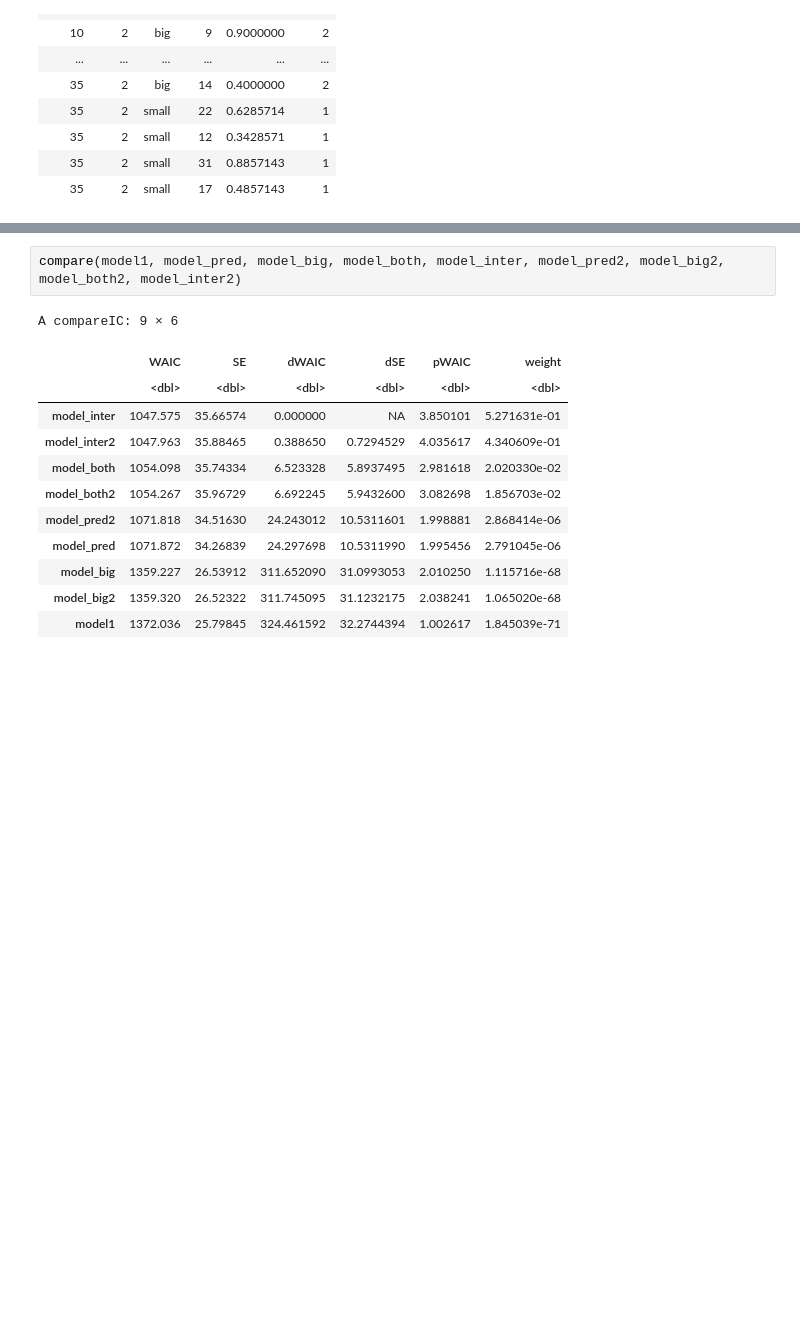
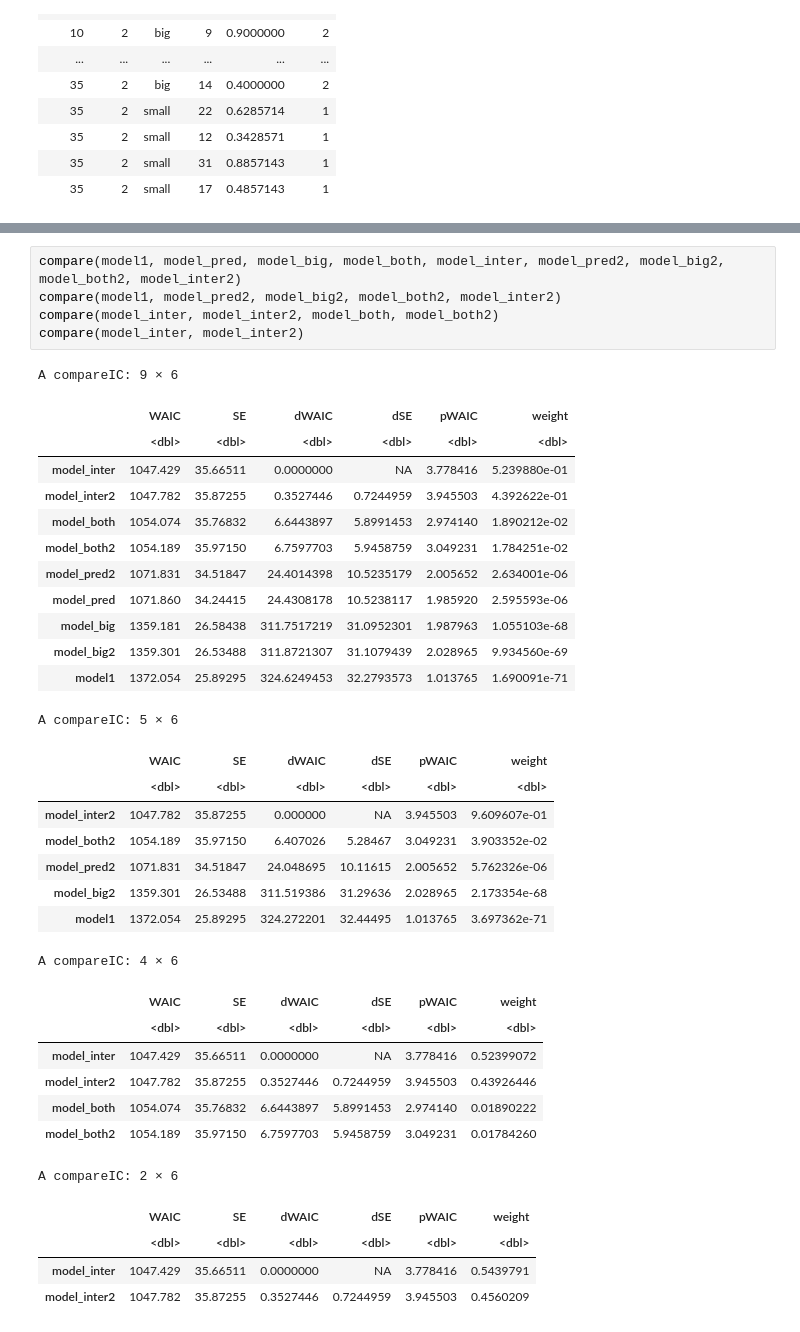
Before and after one commit to TimeTeleporter/advanced_statistics, a Jupyter notebook: exercise_sheet_11/exercise_sheet_11_Immanuel_Albrecht.ipynb, the cells around one changed output, grey strips where cells are left out. Saved outputs shown, nothing was run; the diff lists cells and outputs as text; blank space fills up the shorter version.

```diff
--- a/exercise_sheet_11/exercise_sheet_11_Immanuel_Albrecht.ipynb
+++ b/exercise_sheet_11/exercise_sheet_11_Immanuel_Albrecht.ipynb
@@ -582,16 +607,39 @@ Warning message in map2stan(alist(surv ~ dbinom(density, p), logit(p) <- off_pre
 Check the chains (trace plots, n_eff, Rhat) carefully to ensure they are valid."
 # %%
 compare(model1, model_pred, model_big, model_both, model_inter, model_pred2, model_big2, model_both2, model_inter2)
+compare(model1, model_pred2, model_big2, model_both2, model_inter2)
+compare(model_inter, model_inter2, model_both, model_both2)
+compare(model_inter, model_inter2)
 # %% [output]
 A compareIC: 9 × 6
 |  | WAIC | SE | dWAIC | dSE | pWAIC | weight |
 |  | <dbl> | <dbl> | <dbl> | <dbl> | <dbl> | <dbl> |
-| model_inter | 1047.575 | 35.66574 | 0.000000 | NA | 3.850101 | 5.271631e-01 |
-| model_inter2 | 1047.963 | 35.88465 | 0.388650 | 0.7294529 | 4.035617 | 4.340609e-01 |
-| model_both | 1054.098 | 35.74334 | 6.523328 | 5.8937495 | 2.981618 | 2.020330e-02 |
-| model_both2 | 1054.267 | 35.96729 | 6.692245 | 5.9432600 | 3.082698 | 1.856703e-02 |
-| model_pred2 | 1071.818 | 34.51630 | 24.243012 | 10.5311601 | 1.998881 | 2.868414e-06 |
-| model_pred | 1071.872 | 34.26839 | 24.297698 | 10.5311990 | 1.995456 | 2.791045e-06 |
-| model_big | 1359.227 | 26.53912 | 311.652090 | 31.0993053 | 2.010250 | 1.115716e-68 |
-| model_big2 | 1359.320 | 26.52322 | 311.745095 | 31.1232175 | 2.038241 | 1.065020e-68 |
-| model1 | 1372.036 | 25.79845 | 324.461592 | 32.2744394 | 1.002617 | 1.845039e-71 |
+| model_inter | 1047.429 | 35.66511 | 0.0000000 | NA | 3.778416 | 5.239880e-01 |
+| model_inter2 | 1047.782 | 35.87255 | 0.3527446 | 0.7244959 | 3.945503 | 4.392622e-01 |
+| model_both | 1054.074 | 35.76832 | 6.6443897 | 5.8991453 | 2.974140 | 1.890212e-02 |
+| model_both2 | 1054.189 | 35.97150 | 6.7597703 | 5.9458759 | 3.049231 | 1.784251e-02 |
+| model_pred2 | 1071.831 | 34.51847 | 24.4014398 | 10.5235179 | 2.005652 | 2.634001e-06 |
+| model_pred | 1071.860 | 34.24415 | 24.4308178 | 10.5238117 | 1.985920 | 2.595593e-06 |
+| model_big | 1359.181 | 26.58438 | 311.7517219 | 31.0952301 | 1.987963 | 1.055103e-68 |
+| model_big2 | 1359.301 | 26.53488 | 311.8721307 | 31.1079439 | 2.028965 | 9.934560e-69 |
+| model1 | 1372.054 | 25.89295 | 324.6249453 | 32.2793573 | 1.013765 | 1.690091e-71 |
+A compareIC: 5 × 6
+|  | WAIC | SE | dWAIC | dSE | pWAIC | weight |
+|  | <dbl> | <dbl> | <dbl> | <dbl> | <dbl> | <dbl> |
+| model_inter2 | 1047.782 | 35.87255 | 0.000000 | NA | 3.945503 | 9.609607e-01 |
+| model_both2 | 1054.189 | 35.97150 | 6.407026 | 5.28467 | 3.049231 | 3.903352e-02 |
+| model_pred2 | 1071.831 | 34.51847 | 24.048695 | 10.11615 | 2.005652 | 5.762326e-06 |
+| model_big2 | 1359.301 | 26.53488 | 311.519386 | 31.29636 | 2.028965 | 2.173354e-68 |
+| model1 | 1372.054 | 25.89295 | 324.272201 | 32.44495 | 1.013765 | 3.697362e-71 |
+A compareIC: 4 × 6
+|  | WAIC | SE | dWAIC | dSE | pWAIC | weight |
+|  | <dbl> | <dbl> | <dbl> | <dbl> | <dbl> | <dbl> |
+| model_inter | 1047.429 | 35.66511 | 0.0000000 | NA | 3.778416 | 0.52399072 |
+| model_inter2 | 1047.782 | 35.87255 | 0.3527446 | 0.7244959 | 3.945503 | 0.43926446 |
+| model_both | 1054.074 | 35.76832 | 6.6443897 | 5.8991453 | 2.974140 | 0.01890222 |
+| model_both2 | 1054.189 | 35.97150 | 6.7597703 | 5.9458759 | 3.049231 | 0.01784260 |
+A compareIC: 2 × 6
+|  | WAIC | SE | dWAIC | dSE | pWAIC | weight |
+|  | <dbl> | <dbl> | <dbl> | <dbl> | <dbl> | <dbl> |
+| model_inter | 1047.429 | 35.66511 | 0.0000000 | NA | 3.778416 | 0.5439791 |
+| model_inter2 | 1047.782 | 35.87255 | 0.3527446 | 0.7244959 | 3.945503 | 0.4560209 |
```
Also changed, not shown: parts of 12 cells of this notebook.
